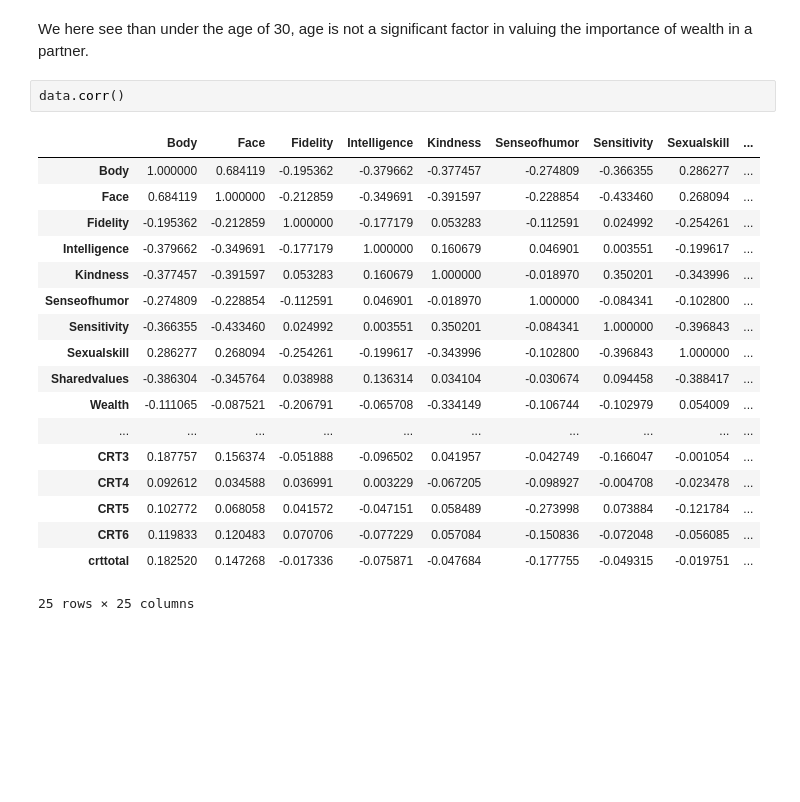
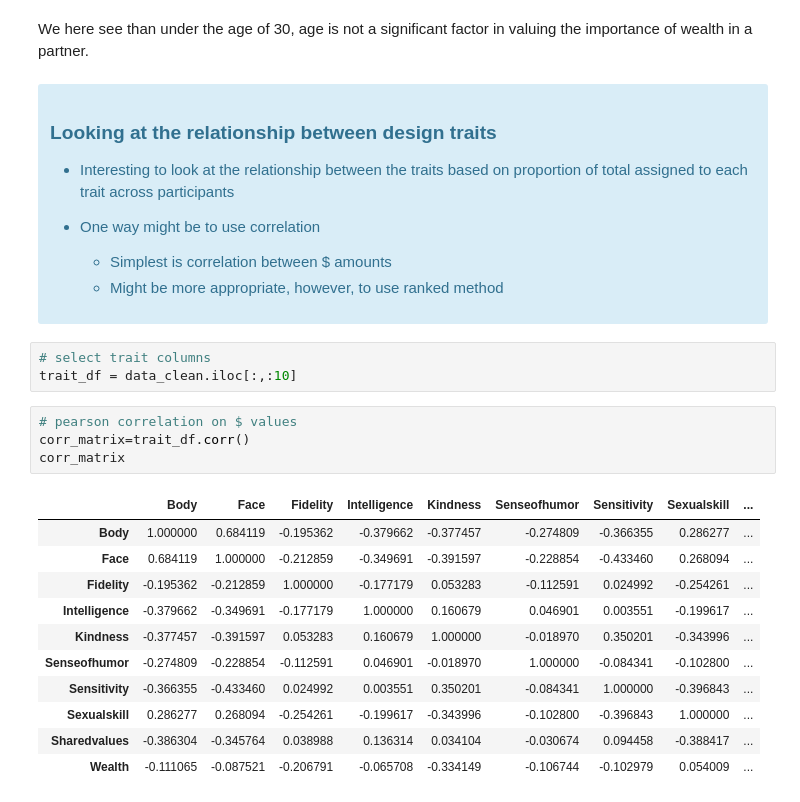
Before and after one commit to mbod/comm318_F21_Project_Group4, a Jupyter notebook: data_analysis/Data Analysis Part 2 (Ce Liu).ipynb, the cells around one changed output. Drawn from its saved outputs; the diff is of its cells as text; blank space fills up the shorter version.

```diff
--- a/data_analysis/Data Analysis Part 2 (Ce Liu).ipynb
+++ b/data_analysis/Data Analysis Part 2 (Ce Liu).ipynb
@@ -267,24 +209,33 @@ Notes:
 [1] Standard Errors assume that the covariance matrix of the errors is correctly specified.
 # %% [markdown]
 We here see than under the age of 30, age is not a significant factor in valuing the importance of wealth in a partner.
+# %% [markdown]
+<div class="alert alert-info">
+
+### Looking at the relationship between design traits
+
+* Interesting to look at the relationship between the traits based on proportion of total assigned to each trait across participants
+
+
+* One way might be to use correlation
+    * Simplest is correlation between $ amounts
+    * Might be more appropriate, however, to use ranked method
+# %%
+# select trait columns
+trait_df = data_clean.iloc[:,:10]
 # %%
-data.corr()
+# pearson correlation on $ values
+corr_matrix=trait_df.corr()
+corr_matrix
 # %% [output]
 |  | Body | Face | Fidelity | Intelligence | Kindness | Senseofhumor | Sensitivity | Sexualskill | ... |
 | Body | 1.000000 | 0.684119 | -0.195362 | -0.379662 | -0.377457 | -0.274809 | -0.366355 | 0.286277 | ... |
 | Face | 0.684119 | 1.000000 | -0.212859 | -0.349691 | -0.391597 | -0.228854 | -0.433460 | 0.268094 | ... |
 | Fidelity | -0.195362 | -0.212859 | 1.000000 | -0.177179 | 0.053283 | -0.112591 | 0.024992 | -0.254261 | ... |
 | Intelligence | -0.379662 | -0.349691 | -0.177179 | 1.000000 | 0.160679 | 0.046901 | 0.003551 | -0.199617 | ... |
 | Kindness | -0.377457 | -0.391597 | 0.053283 | 0.160679 | 1.000000 | -0.018970 | 0.350201 | -0.343996 | ... |
 | Senseofhumor | -0.274809 | -0.228854 | -0.112591 | 0.046901 | -0.018970 | 1.000000 | -0.084341 | -0.102800 | ... |
 | Sensitivity | -0.366355 | -0.433460 | 0.024992 | 0.003551 | 0.350201 | -0.084341 | 1.000000 | -0.396843 | ... |
 | Sexualskill | 0.286277 | 0.268094 | -0.254261 | -0.199617 | -0.343996 | -0.102800 | -0.396843 | 1.000000 | ... |
 | Sharedvalues | -0.386304 | -0.345764 | 0.038988 | 0.136314 | 0.034104 | -0.030674 | 0.094458 | -0.388417 | ... |
 | Wealth | -0.111065 | -0.087521 | -0.206791 | -0.065708 | -0.334149 | -0.106744 | -0.102979 | 0.054009 | ... |
-| ... | ... | ... | ... | ... | ... | ... | ... | ... | ... |
-| CRT3 | 0.187757 | 0.156374 | -0.051888 | -0.096502 | 0.041957 | -0.042749 | -0.166047 | -0.001054 | ... |
-| CRT4 | 0.092612 | 0.034588 | 0.036991 | 0.003229 | -0.067205 | -0.098927 | -0.004708 | -0.023478 | ... |
-| CRT5 | 0.102772 | 0.068058 | 0.041572 | -0.047151 | 0.058489 | -0.273998 | 0.073884 | -0.121784 | ... |
-| CRT6 | 0.119833 | 0.120483 | 0.070706 | -0.077229 | 0.057084 | -0.150836 | -0.072048 | -0.056085 | ... |
-| crttotal | 0.182520 | 0.147268 | -0.017336 | -0.075871 | -0.047684 | -0.177755 | -0.049315 | -0.019751 | ... |
-25 rows × 25 columns
```
Also changed, not shown: parts of 51 cells of this notebook, 6 other files.
